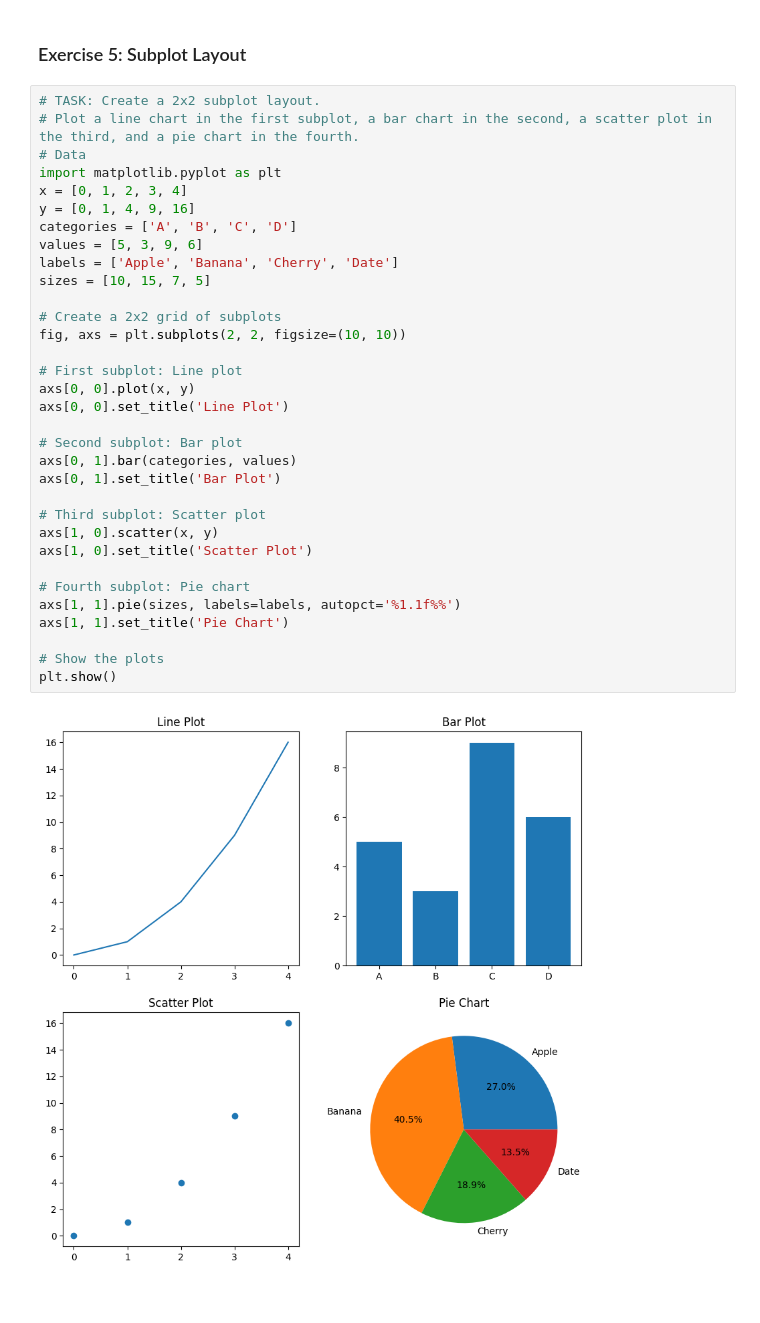
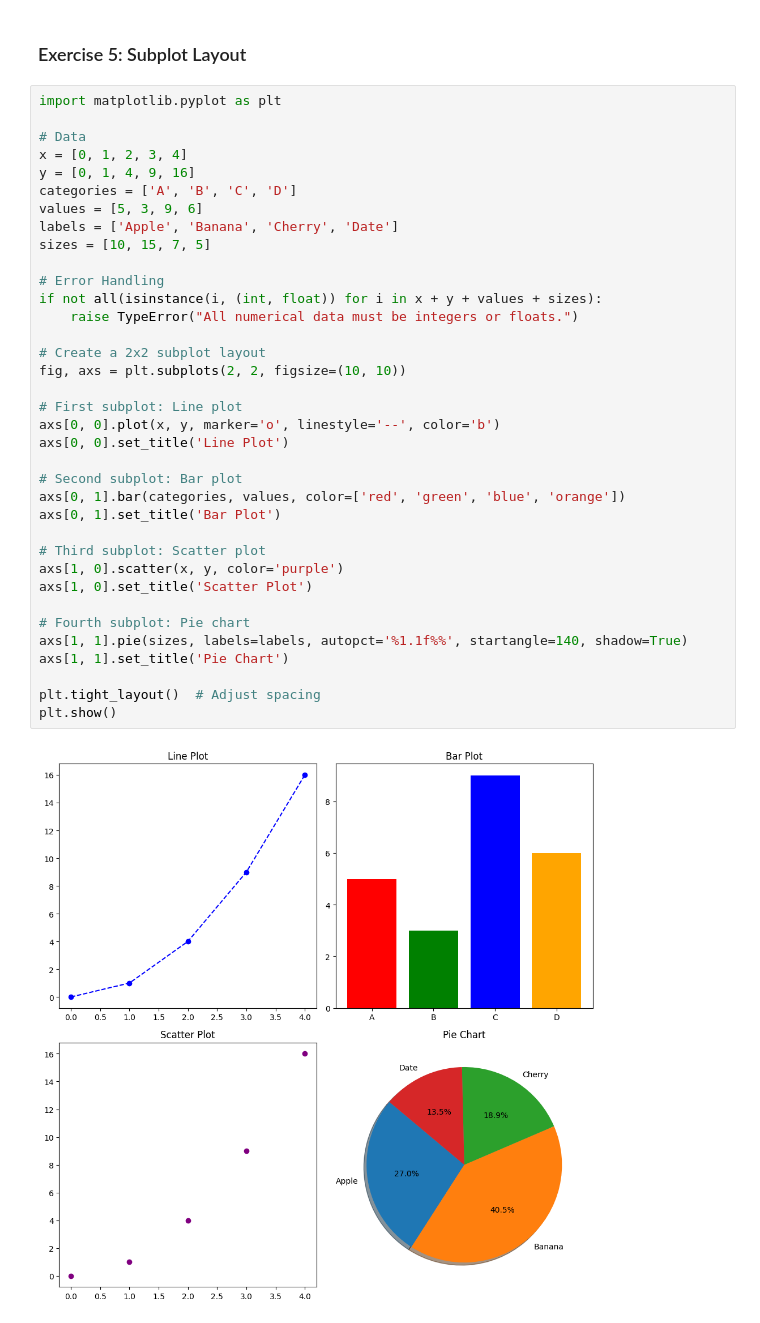
Before and after one commit to pratikshasomanath18/python-jupyter-template, a Jupyter notebook: src/5-subplot.ipynb, the cells around one changed output. Cells and saved outputs as stored; diff of their text form.

```diff
--- a/src/5-subplot.ipynb
+++ b/src/5-subplot.ipynb
@@ -1,37 +1,40 @@
 # %% [markdown]
 ### Exercise 5: Subplot Layout
 # %%
-# TASK: Create a 2x2 subplot layout.
-# Plot a line chart in the first subplot, a bar chart in the second, a scatter plot in the third, and a pie chart in the fourth.
+import matplotlib.pyplot as plt
+
 # Data
-import matplotlib.pyplot as plt
 x = [0, 1, 2, 3, 4]
 y = [0, 1, 4, 9, 16]
 categories = ['A', 'B', 'C', 'D']
 values = [5, 3, 9, 6]
 labels = ['Apple', 'Banana', 'Cherry', 'Date']
 sizes = [10, 15, 7, 5]
 
-# Create a 2x2 grid of subplots
+# Error Handling
+if not all(isinstance(i, (int, float)) for i in x + y + values + sizes):
+    raise TypeError("All numerical data must be integers or floats.")
+
+# Create a 2x2 subplot layout
 fig, axs = plt.subplots(2, 2, figsize=(10, 10))
 
 # First subplot: Line plot
-axs[0, 0].plot(x, y)
+axs[0, 0].plot(x, y, marker='o', linestyle='--', color='b')
 axs[0, 0].set_title('Line Plot')
 
 # Second subplot: Bar plot
-axs[0, 1].bar(categories, values)
+axs[0, 1].bar(categories, values, color=['red', 'green', 'blue', 'orange'])
 axs[0, 1].set_title('Bar Plot')
 
 # Third subplot: Scatter plot
-axs[1, 0].scatter(x, y)
+axs[1, 0].scatter(x, y, color='purple')
 axs[1, 0].set_title('Scatter Plot')
 
 # Fourth subplot: Pie chart
-axs[1, 1].pie(sizes, labels=labels, autopct='%1.1f%%')
+axs[1, 1].pie(sizes, labels=labels, autopct='%1.1f%%', startangle=140, shadow=True)
 axs[1, 1].set_title('Pie Chart')
 
-# Show the plots
+plt.tight_layout()  # Adjust spacing
 plt.show()
 # %% [output]
-[figure, old version]
+[figure, new version]
```
Also changed, not shown: 5 other files.
